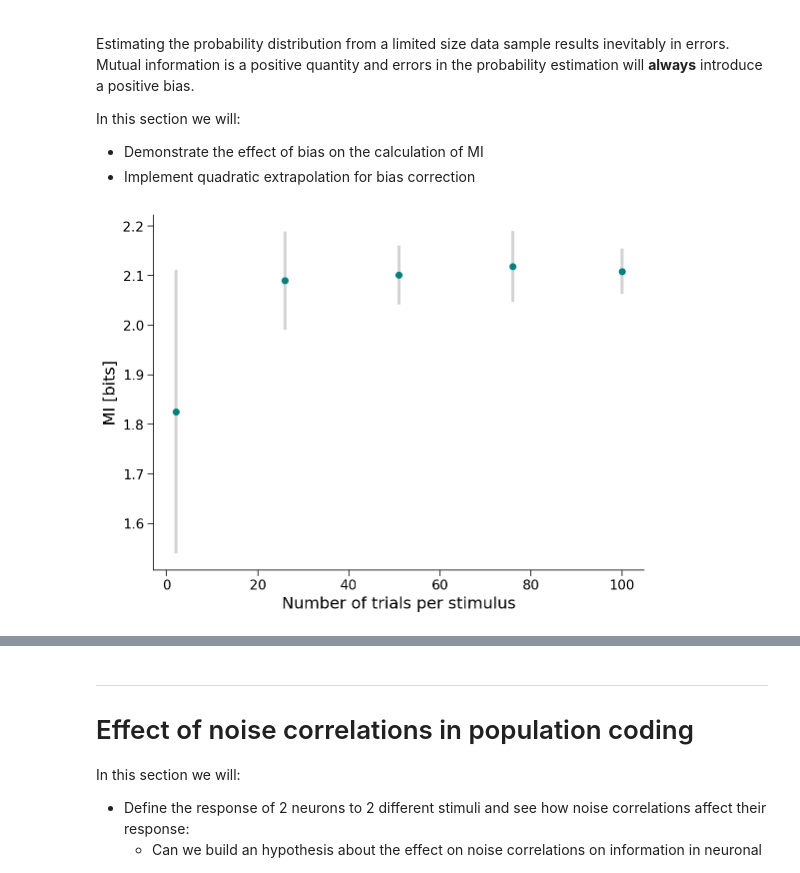
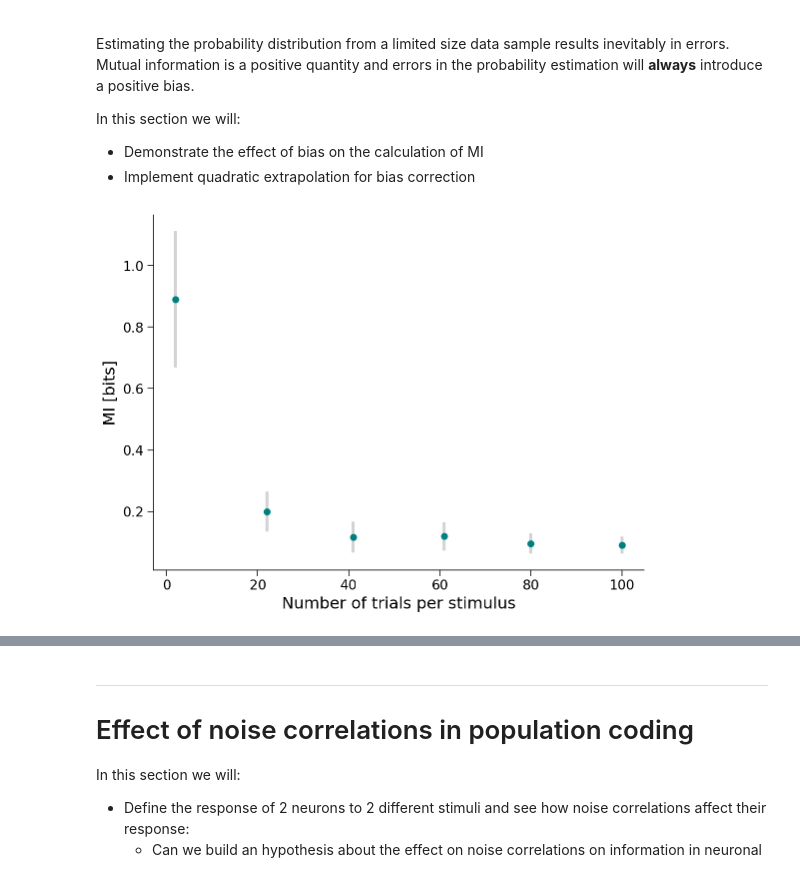
Before and after one commit to rmaffulli/MI_tutorial, a Jupyter notebook: MI_tutorial.ipynb, the cells around one changed output, grey strips where cells are left out. Drawn from its saved outputs; the diff is of its cells as text; code cells hidden in the pictures.

```diff
--- a/MI_tutorial.ipynb
+++ b/MI_tutorial.ipynb
@@ -460,39 +471,39 @@ In this section we will:
 - Implement quadratic extrapolation for bias correction
 # %%
 #@title {run: "auto" }
-rate_1 = 8.5 #@param {type:"slider", min:1, max:10, step:1}
-rate_2 = 1 #@param {type:"slider", min:1, max:10, step:1}
-n_bins = 3 #@param {type:"slider", min:2, max:50, step:1}
+rate_1 = 2 #@param {type:"slider", min:1, max:10, step:0.5}
+rate_2 = 1.5 #@param {type:"slider", min:1, max:10, step:0.5}
+n_bins = 11 #@param {type:"slider", min:2, max:50, step:1}
 
 n_rep_stats = 20
-n_trials_to_sample = 5
+n_trials_to_sample = 6
 
 rate = [rate_1, rate_2]
 trials = np.round(np.linspace(2,100,n_trials_to_sample))
 tm = np.linspace(0,2,400)
 MI = np.zeros((n_trials_to_sample,n_rep_stats))
 
-for r in range(n_rep_stats):
-  for t,trials_n in enumerate(trials):
+for t,trials_n in enumerate(trials):
+  for r in range(n_rep_stats):
     trials_n = int(trials_n)
     sp_cnt = np.zeros((2*trials_n,))
     # build stimuli array
     stimuli = np.block([1+np.zeros((trials_n,)), 2+np.zeros((trials_n,))])
     # build response array
     for s in [0,1]:
       for i in range(0,trials_n):
         sp_cnt[s*trials_n+i] = np.sum(poisson_spike(tm,rate[s]))
     # bin responses
-    binned_sp_cnt = bin_data(sp_cnt,5,'eqsize')
+    binned_sp_cnt = bin_data(sp_cnt,n_bins,'eqspace')
     # calculate MI
-    MI[t,r] = mi(sp_cnt,binned_sp_cnt)
+    MI[t,r] = mi(stimuli,binned_sp_cnt)
 
-# extract mean values
+# extract mean values and std for error bars
 MI_mn = np.mean(MI,axis=1)
 MI_std = np.std(MI,axis=1)
 _ = plt.errorbar(trials, MI_mn, yerr=MI_std, fmt='o', color='teal',
              ecolor='lightgray', elinewidth=3, capsize=0);
 _ = plt.xlabel("Number of trials per stimulus")
 _ = plt.ylabel("MI [bits]")
 # %% [output]
-[figure, old version]
+[figure, new version]
```
Also changed, not shown: parts of 5 cells of this notebook.
